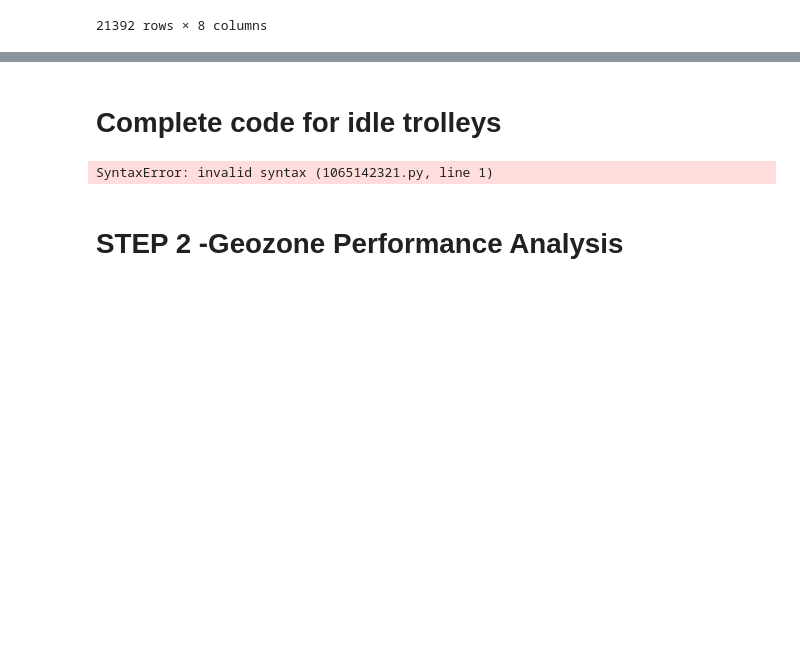
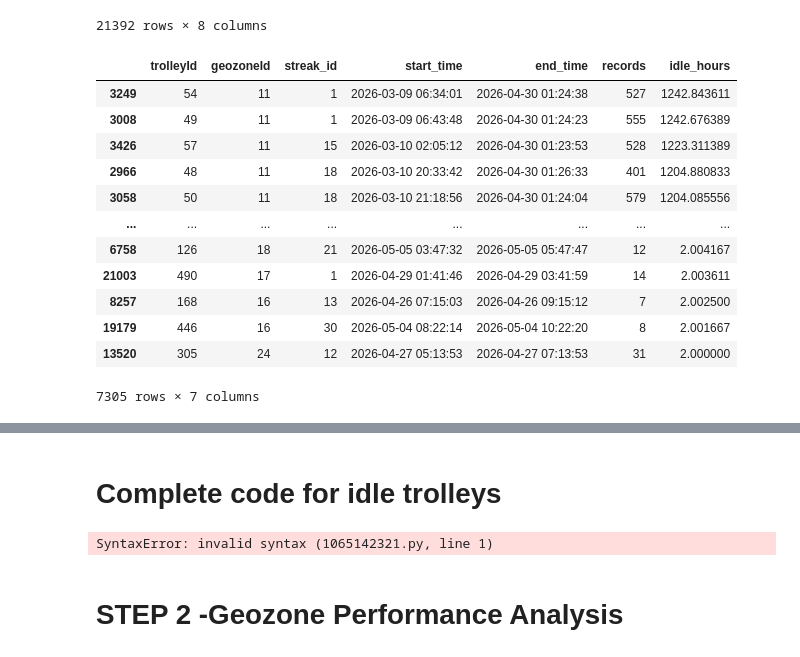
Before and after one commit to ArunKaviJS/Smart-tracker-office, a Jupyter notebook: idle_trolleys.ipynb, the cells around one changed output, grey strips where cells are left out. Cells and saved outputs as stored; diff of their text form; code cells hidden in the pictures; blank space fills up the shorter version.

```diff
--- a/idle_trolleys.ipynb
+++ b/idle_trolleys.ipynb
@@ -374,3 +374,19 @@ idle_trolleys = idle_trolleys.sort_values(
 # ==========================================
 # OUTPUT
 # ==========================================
+# %%
+idle_trolleys
+# %% [output]
+|  | trolleyId | geozoneId | streak_id | start_time | end_time | records | idle_hours |
+| 3249 | 54 | 11 | 1 | 2026-03-09 06:34:01 | 2026-04-30 01:24:38 | 527 | 1242.843611 |
+| 3008 | 49 | 11 | 1 | 2026-03-09 06:43:48 | 2026-04-30 01:24:23 | 555 | 1242.676389 |
+| 3426 | 57 | 11 | 15 | 2026-03-10 02:05:12 | 2026-04-30 01:23:53 | 528 | 1223.311389 |
+| 2966 | 48 | 11 | 18 | 2026-03-10 20:33:42 | 2026-04-30 01:26:33 | 401 | 1204.880833 |
+| 3058 | 50 | 11 | 18 | 2026-03-10 21:18:56 | 2026-04-30 01:24:04 | 579 | 1204.085556 |
+| ... | ... | ... | ... | ... | ... | ... | ... |
+| 6758 | 126 | 18 | 21 | 2026-05-05 03:47:32 | 2026-05-05 05:47:47 | 12 | 2.004167 |
+| 21003 | 490 | 17 | 1 | 2026-04-29 01:41:46 | 2026-04-29 03:41:59 | 14 | 2.003611 |
+| 8257 | 168 | 16 | 13 | 2026-04-26 07:15:03 | 2026-04-26 09:15:12 | 7 | 2.002500 |
+| 19179 | 446 | 16 | 30 | 2026-05-04 08:22:14 | 2026-05-04 10:22:20 | 8 | 2.001667 |
+| 13520 | 305 | 24 | 12 | 2026-04-27 05:13:53 | 2026-04-27 07:13:53 | 31 | 2.000000 |
+7305 rows × 7 columns
```
Also changed, not shown: parts of 6 cells of this notebook.
